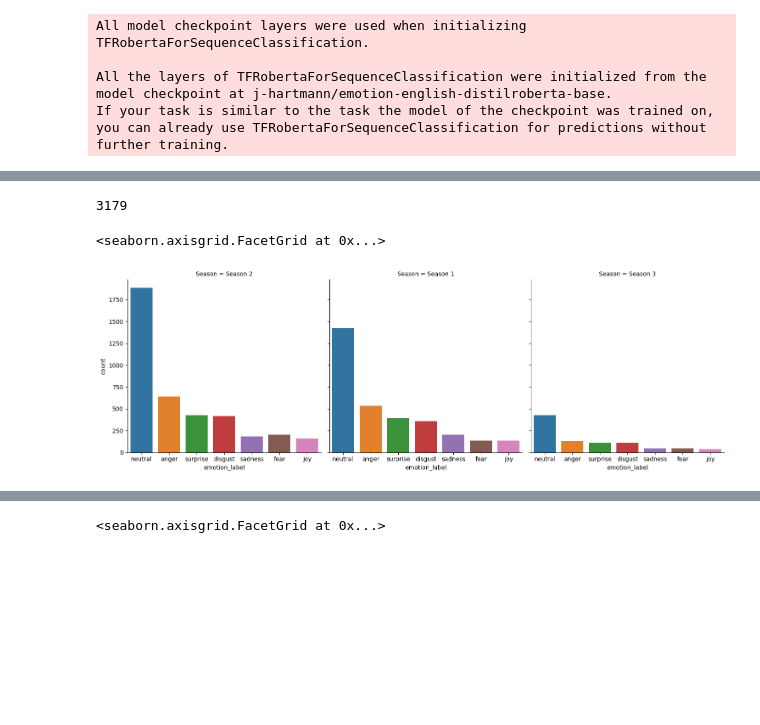
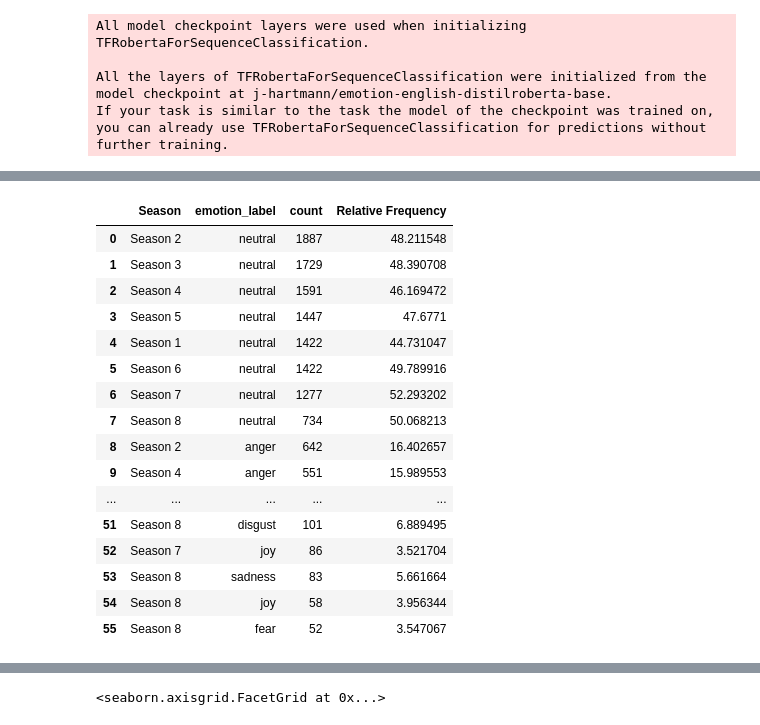
Before and after one commit to lrahbek/cds-lang-assignments, a Jupyter notebook: assignment-4/src/a4_notes.ipynb, the cells around one changed output, grey strips where cells are left out. Saved outputs shown, nothing was run; the diff lists cells and outputs as text; code cells hidden in the pictures; blank space fills up the shorter version.

```diff
--- a/assignment-4/src/a4_notes.ipynb
+++ b/assignment-4/src/a4_notes.ipynb
@@ -59,17 +68,0 @@ new.loc[new["Season"] == "Season 1", "count"].sum()
-# %%
-for season in
-new.loc[new["Season"] == "Season 1", "count"].sum()
-# %% [output]
-3179
-# %%
-sns.catplot(data_em_plot_c,
-            x= "emotion_label",
-            y = "count",
-            hue = "emotion_label",
-            kind = "bar",
-            col = "Season",
-            #col_wrap = 4,
-             )
-# %% [output]
-<seaborn.axisgrid.FacetGrid at 0x...>
-[figure, removed]
@@ -75,0 +91,20 @@ sns.catplot(data_em_plot_c,
+# %%
+data_counts
+# %% [output]
+|  | Season | emotion_label | count | Relative Frequency |
+| 0 | Season 2 | neutral | 1887 | 48.211548 |
+| 1 | Season 3 | neutral | 1729 | 48.390708 |
+| 2 | Season 4 | neutral | 1591 | 46.169472 |
+| 3 | Season 5 | neutral | 1447 | 47.6771 |
+| 4 | Season 1 | neutral | 1422 | 44.731047 |
+| 5 | Season 6 | neutral | 1422 | 49.789916 |
+| 6 | Season 7 | neutral | 1277 | 52.293202 |
+| 7 | Season 8 | neutral | 734 | 50.068213 |
+| 8 | Season 2 | anger | 642 | 16.402657 |
+| 9 | Season 4 | anger | 551 | 15.989553 |
+| ... | ... | ... | ... | ... |
+| 51 | Season 8 | disgust | 101 | 6.889495 |
+| 52 | Season 7 | joy | 86 | 3.521704 |
+| 53 | Season 8 | sadness | 83 | 5.661664 |
+| 54 | Season 8 | joy | 58 | 3.956344 |
+| 55 | Season 8 | fear | 52 | 3.547067 |
```
Also changed, not shown: parts of 13 cells of this notebook, 5 other files.
